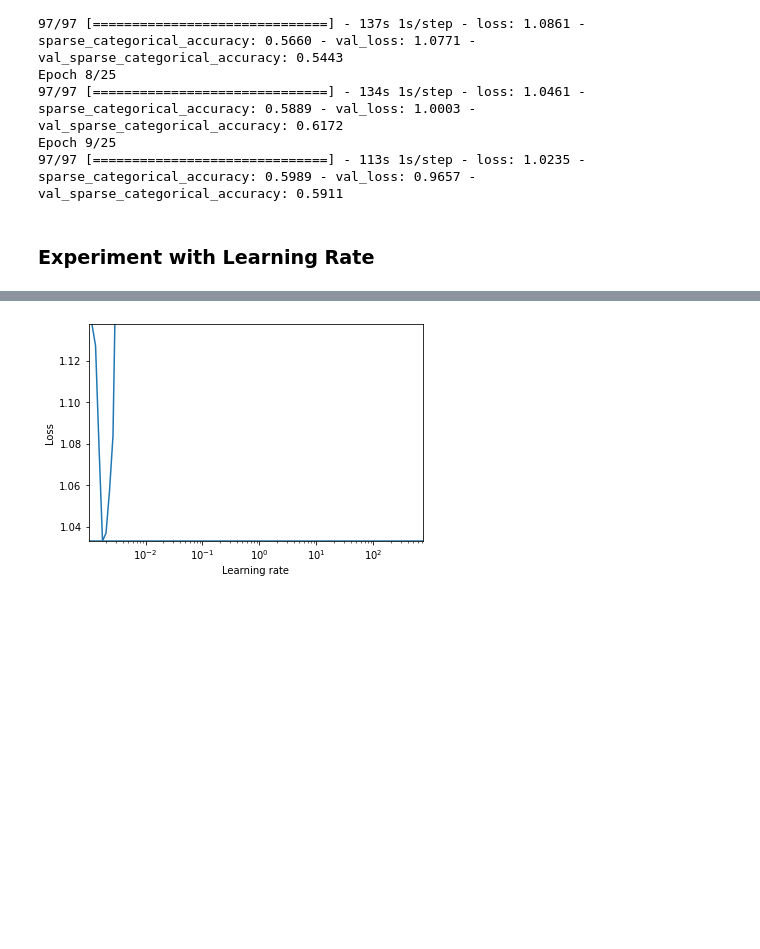
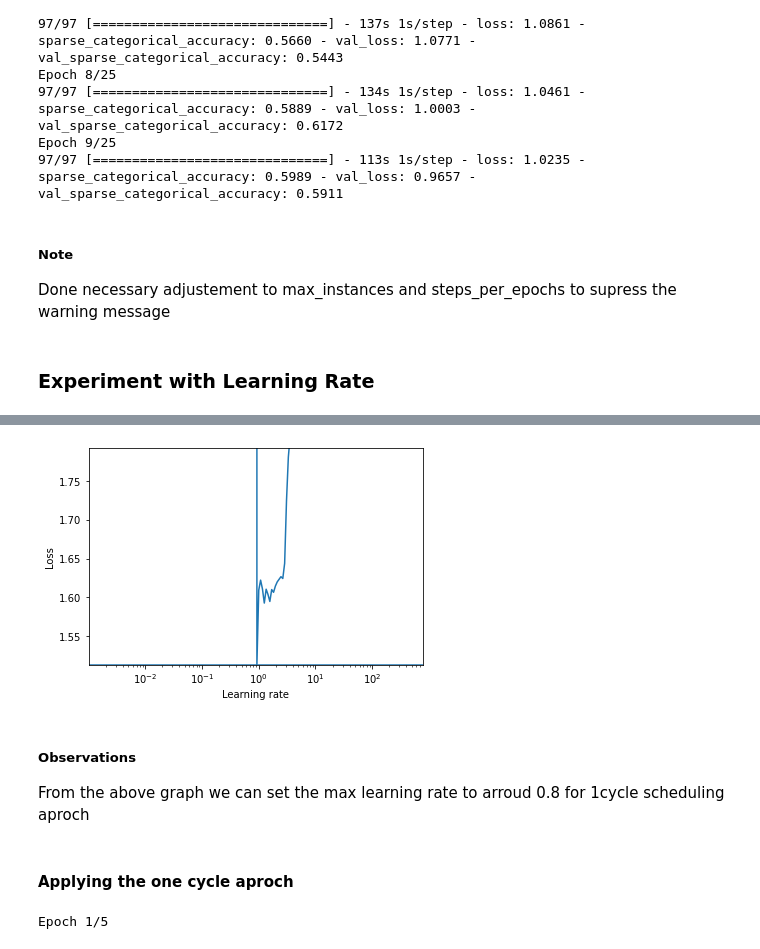
Before and after one commit to Kaushalkhokhar/complete-ml, a Jupyter notebook: projects/CNN/flowers2.ipynb, the cells around one changed output, grey strips where cells are left out. Cells and saved outputs as stored; diff of their text form; code cells hidden in the pictures; blank space fills up the shorter version.

Commit message:
one cycle added

```diff
--- a/projects/CNN/flowers2.ipynb
+++ b/projects/CNN/flowers2.ipynb
@@ -42,13 +42,14 @@ from skimage import io
 
 class loading_and_splitting:
 
-    def __init__(self, data_dirs, dims, channels=3, target_dir=data_dir):
+    def __init__(self, data_dirs, dims, channels=3, target_dir=data_dir, split_count=10):
         self.total_images = 0
         self.minh = np.inf
         self.minw = np.inf
         self.dims = dims
         self.channels = channels
         self.target_dir = target_dir
+        self.split_count = split_count
         self.data_dirs = data_dirs
         self.class_map = {k:v.split("\\")[-1] for k, v in enumerate(data_dirs)}
 
@@ -129,21 +130,22 @@ class loading_and_splitting:
         for prefix, arr in zip(["train", "valid", "test"], [train, valid, test]):
             self.split_and_save(arr, os.path.join(self.target_dir, "processed", prefix), prefix)
 
-    def split_and_save(self, arr, target_dir, prefix, split_count=10):
+    def split_and_save(self, arr, target_dir, prefix):
         os.makedirs(target_dir, exist_ok=True)
-        for i in range(split_count):
-            df = pd.DataFrame(arr[i*int(arr.shape[0]//split_count):(i+1)*int(arr.shape[0]//split_count), :],
+        for i in range(self.split_count):
+            df = pd.DataFrame(arr[i*int(arr.shape[0]//self.split_count):(i+1)*int(arr.shape[0]//self.split_count), :],
                              columns=self.header_list)
             df.to_csv(os.path.join(target_dir, "{}_{}.csv".format(prefix, i+1)), index=False)
 # %%
 dims = (150, 150)
 channels = 3
 n_features = dims[0] * dims[1] * channels
-ls = loading_and_splitting(data_dirs=data_dirs, dims=dims, channels=channels, target_dir=data_dir)
+split_count = 10
+ls = loading_and_splitting(data_dirs=data_dirs, dims=dims, channels=channels, target_dir=data_dir, split_count=split_count)
 class_map = ls.class_map
-max_train_instance = ls.max_train_instance
-max_valid_instance = ls.max_valid_instance
-max_test_instance = ls.max_test_instance
+max_train_instance = (ls.max_train_instance//split_count)*split_count
+max_valid_instance = (ls.max_valid_instance//split_count)*split_count
+max_test_instance = (ls.max_test_instance//split_count)*split_count
 class_map
 # ls.shuffle_and_save()
 # %% [output]
@@ -932,6 +934,10 @@ Epoch 8/25
 97/97 [==============================] - 134s 1s/step - loss: 1.0461 - sparse_categorical_accuracy: 0.5889 - val_loss: 1.0003 - val_sparse_categorical_accuracy: 0.6172
 Epoch 9/25
 97/97 [==============================] - 113s 1s/step - loss: 1.0235 - sparse_categorical_accuracy: 0.5989 - val_loss: 0.9657 - val_sparse_categorical_accuracy: 0.5911
+# %% [markdown]
+##### Note
+
+Done necessary adjustement to max_instances and steps_per_epochs to supress the warning message
 # %% [markdown]
 ### Experiment with Learning Rate
 # %%
@@ -952,12 +958,12 @@ class ExponentialLearningRate(keras.callbacks.Callback):
 def find_learnig_rate(model, train_set, epochs=1, batch_size=32, min_rate=1e-5, max_rate=10):
     init_weights = model.get_weights()
     init_lr = K.get_value(model.optimizer.learning_rate)
-    iterations = np.math.ceil(0.9*max_train_instance / batch_size) * epochs
+    iterations = np.math.ceil(0.85 * max_train_instance / batch_size) * epochs
     factor = np.exp(np.log(max_rate / min_rate) / iterations)
     exp_lr = ExponentialLearningRate(factor)
     history = model.fit(train_set,
                         epochs=epochs,
-                        steps_per_epoch=int(0.9 * max_train_instance / batch_size),
+                        steps_per_epoch=int(0.85 * max_train_instance / batch_size),
                         batch_size=batch_size,
                         callbacks=[exp_lr])
     model.set_weights(init_weights)
@@ -996,8 +1002,10 @@ class OneCycleScheduler(keras.callbacks.Callback):
                                      self.start_rate, self.last_rate)
         self.iteration += 1
         K.set_value(self.model.optimizer.learning_rate, rate)
+# %%
+model, callbacks = cnn_mp_r3_de_v2()
 # %%
 batch_size = 32
-rates, losses = find_learnig_rate(model, train_set, epochs=1, batch_size=batch_size)
+rates, losses = find_learnig_rate(model, train_set, epochs=2, batch_size=batch_size)
 plot_rates_vs_losses(rates, losses)
 # %% [output]
@@ -1005 +1016,7 @@ plot_rates_vs_losses(rates, losses)
-[figure, old version]
+[figure, new version]
+# %% [markdown]
+##### Observations
+
+From the above graph we can set the max learning rate to arroud 0.8 for 1cycle scheduling aproch
+# %% [markdown]
+#### Applying the one cycle aproch
@@ -1005,0 +1032,8 @@ plot_rates_vs_losses(rates, losses)
+# %%
+history = model.fit(train_set,
+                    epochs=epochs,
+                    steps_per_epoch=int(steps_factor * max_train_instance / batch_size),
+                    validation_data=valid_set,
+                    callbacks=callbacks)
+# %% [output]
+Epoch 1/5
```
Also changed, not shown: parts of 3 cells of this notebook.
